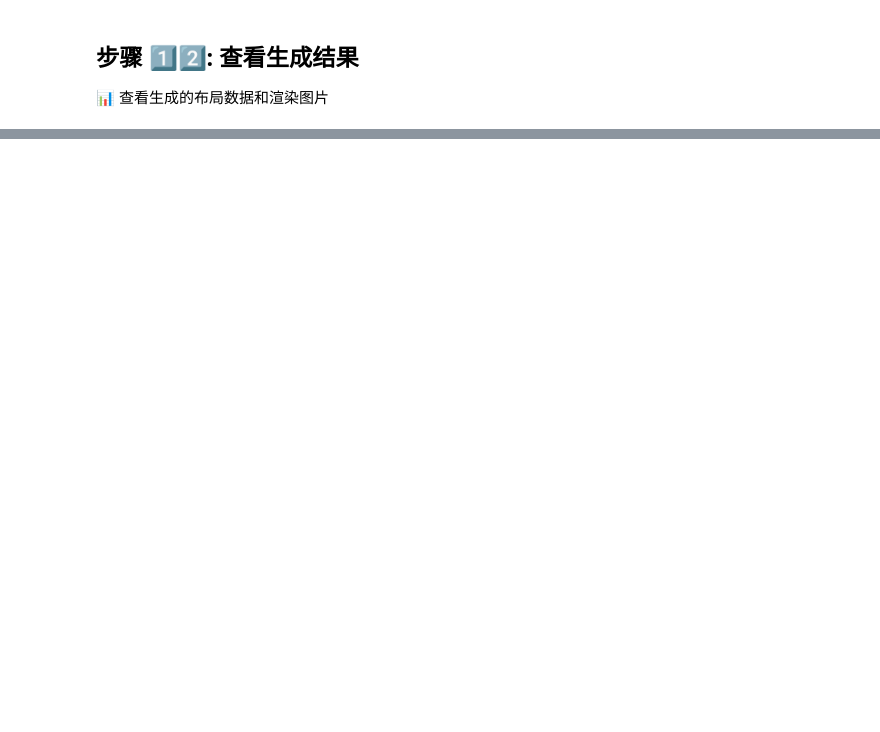
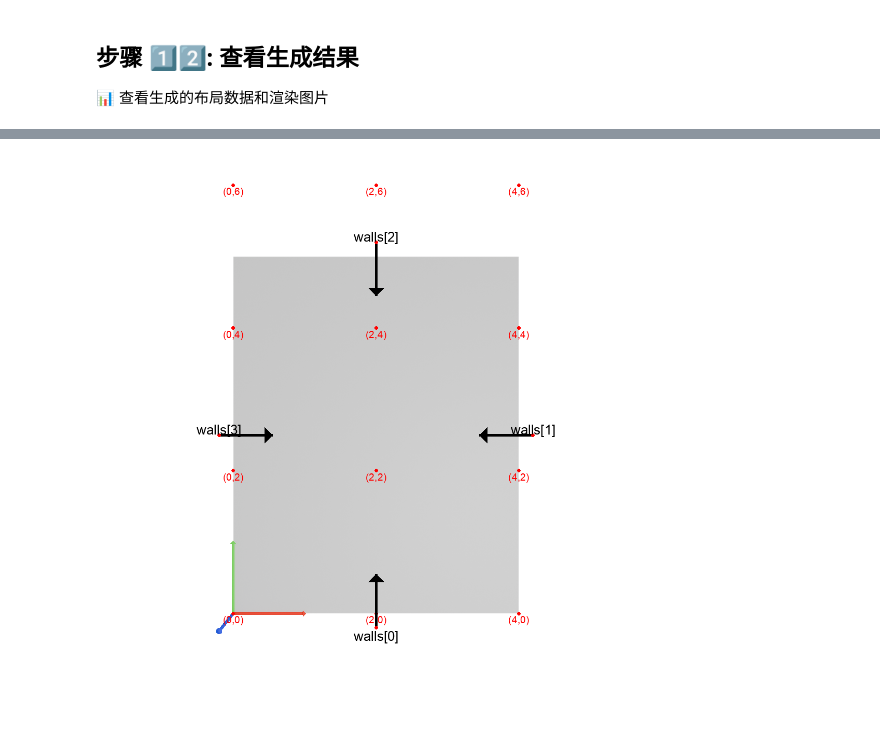
Before and after one commit to HUMBLEDDDD/LayoutVLM, a Jupyter notebook: LayoutVLM_Complete.ipynb, the cells around one changed output, grey strips where cells are left out. Drawn from its saved outputs; the diff is of its cells as text; code cells hidden in the pictures; blank space fills up the shorter version.

```diff
--- a/LayoutVLM_Complete.ipynb
+++ b/LayoutVLM_Complete.ipynb
@@ -382,0 +908,15 @@ print('\n💡 接下来运行诊断 cell 验证是否成功')
+# %%
+# 在Colab运行诊断
+import sys
+print("Python路径:", sys.executable)
+
+# 检查 sort_vertices 模块
+try:
+    import sort_vertices
+    print("✅ sort_vertices 模块已加载")
+    print(f"   位置: {sort_vertices.__file__}")
+except ImportError as e:
+    print(f"❌ sort_vertices 导入失败: {e}")
+
+# 检查编译产物
+!find /content/LayoutVLM/third_party/Rotated_IoU -name "*.so" -o -name "sort_vertices*"
@@ -448,0 +1569,4 @@ print('\n数据集中的JSON文件:')
+# %%
+import os
+img_path = "/content/drive/MyDrive/LayoutVLM_Project/results/group_0/side_rendering_45_3.png"
+print(f"Image size: {os.path.getsize(img_path) / 1024 / 1024:.2f} MB")
@@ -450,3 +1576,82 @@ print('\n数据集中的JSON文件:')
 ## 步骤 1️⃣2️⃣: 查看生成结果
 
 📊 查看生成的布局数据和渲染图片
+# %%
+import os
+import json
+from IPython.display import Image, display
+import glob
+
+result_dir = f'{PROJECT_DIR}/results'
+
+print('='*60)
+print('📊 查看生成结果')
+print('='*60)
+
+# 列出所有生成的文件
+print('\n📁 生成的文件:')
+!ls -lh {result_dir}
+
+# 读取布局JSON
+layout_file = f'{result_dir}/layout.json'
+
+if os.path.exists(layout_file):
+    print('\n' + '='*60)
+    print('📋 布局数据 (layout.json):')
+    print('='*60)
+
+    with open(layout_file, 'r') as f:
+        layout = json.load(f)
+
+    # 显示简要信息
+    print(f'\n✅ 成功生成 {len(layout)} 个物体的布局')
+
+    # 显示前几个物体的信息
+    print('\n前3个物体的信息:')
+    for i, (obj_id, obj_info) in enumerate(list(layout.items())[:3], 1):
+        print(f'\n{i}. {obj_id}:')
+        print(f'   位置: {obj_info.get("position", "N/A")}')
+        print(f'   旋转: {obj_info.get("rotation", "N/A")}')
+        if len(layout) > 3 and i == 3:
+            print(f'\n... 还有 {len(layout) - 3} 个物体')
+
+    # 完整JSON预览
+    print('\n完整JSON数据（前500字符）:')
+    json_str = json.dumps(layout, indent=2)
+    print(json_str[:500])
+    if len(json_str) > 500:
+        print(f'\n... (还有 {len(json_str) - 500} 字符)')
+
+else:
+    print('\n❌ 未找到 layout.json 文件')
+    print('   请检查运行日志中的错误信息')
+
+# 查找并显示渲染图片
+print('\n' + '='*60)
+print('🖼️  渲染图片:')
+print('='*60)
+
+image_files = glob.glob(f'{result_dir}/**/*.png', recursive=True)
+
+if image_files:
+    print(f'\n找到 {len(image_files)} 张图片:\n')
+    for img_path in image_files[:5]:  # 最多显示5张
+        print(f'📷 {os.path.basename(img_path)}')
+        try:
+            display(Image(filename=img_path, width=600))
+            print()
+        except:
+            print(f'   ⚠️  无法显示图片')
+
+    if len(image_files) > 5:
+        print(f'\n... 还有 {len(image_files) - 5} 张图片')
+else:
+    print('\n⚠️  未找到渲染图片')
+    print('   可能渲染功能未启用或发生错误')
+
+print('\n' + '='*60)
+print('✅ 结果查看完成')
+print('='*60)
+print(f'\n💾 所有结果已保存在: {result_dir}')
+print('   你可以在Google Drive中查看完整结果')
+# %% [output]
@@ -452,0 +1675 @@ print('\n数据集中的JSON文件:')
+[figure, added]
```
Also changed, not shown: parts of 30 cells of this notebook, 4 other files.
